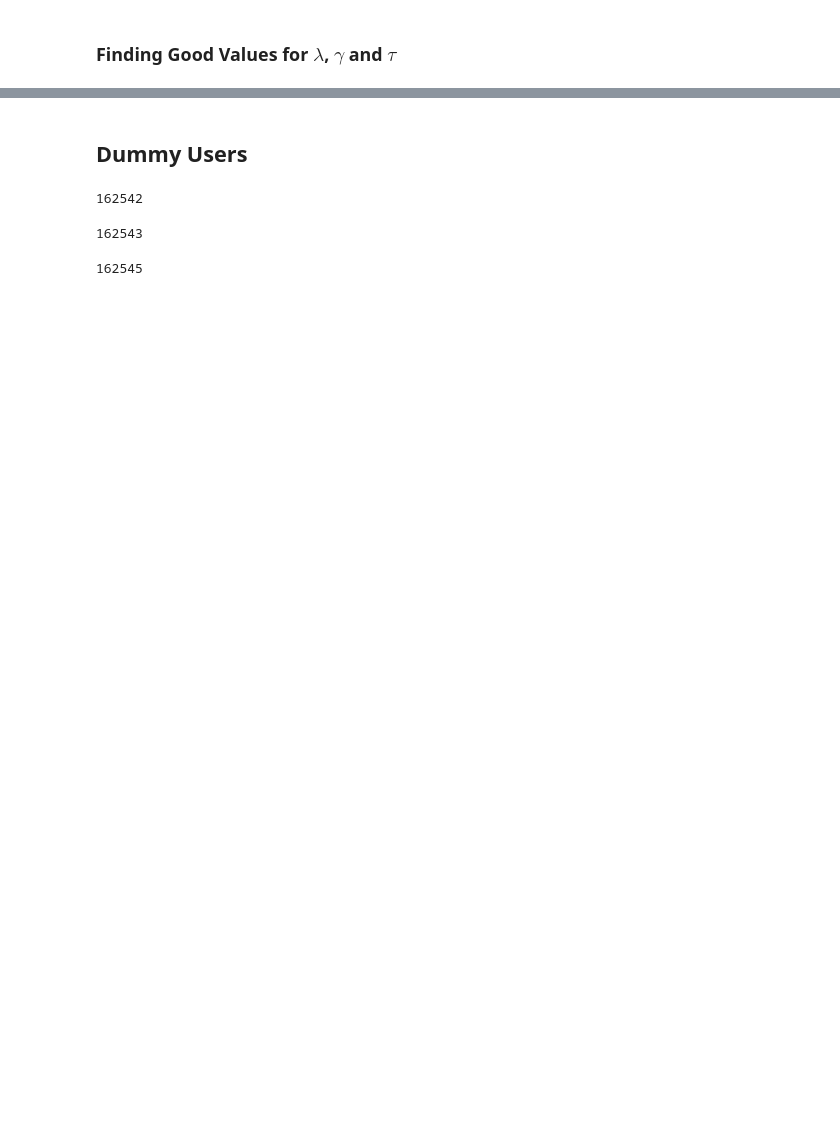
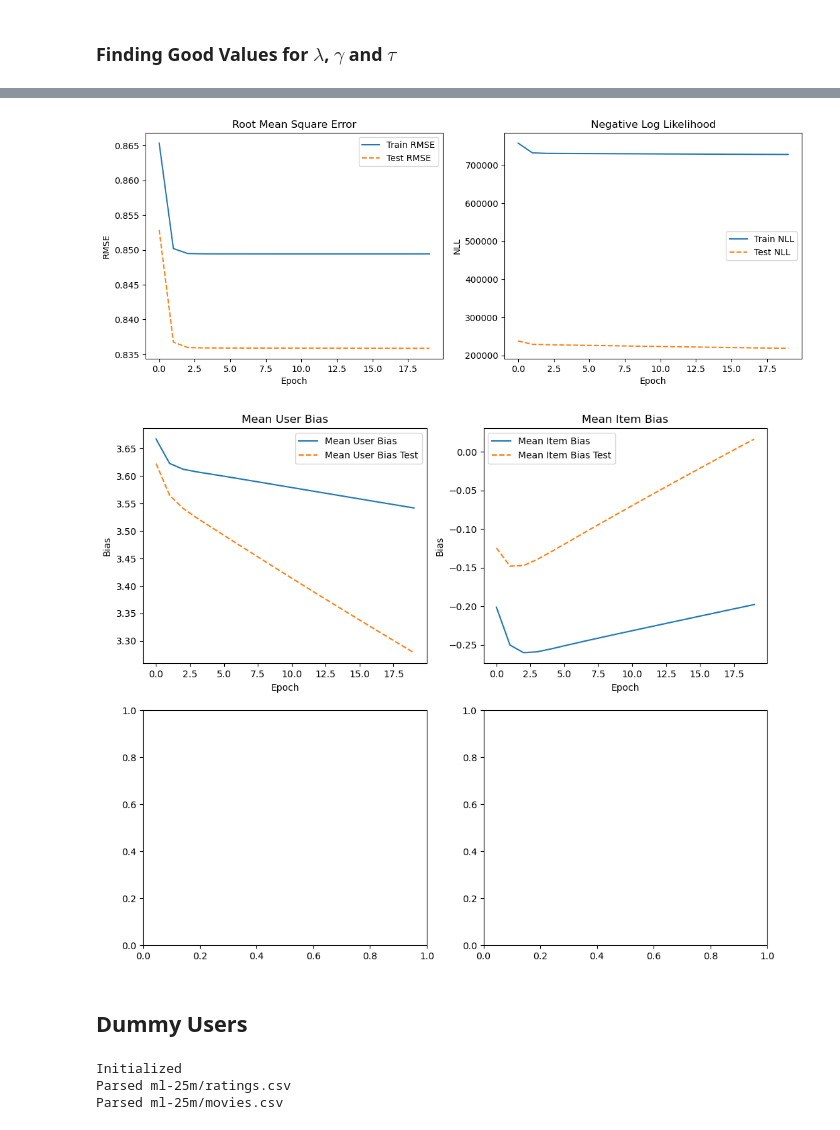
Before and after one commit to JamesHund/Recommender-System, a Jupyter notebook: demo.ipynb, the cells around one changed output, grey strips where cells are left out. Drawn from its saved outputs; the diff is of its cells as text; code cells hidden in the pictures; blank space fills up the shorter version.

```diff
--- a/demo.ipynb
+++ b/demo.ipynb
@@ -55,2 +66,16 @@ Initialized variables and statistics: 0.2212510108947754s
 # %% [markdown]
 ### Determining the Best Value of k
+# %%
+# Initialize the recommender system
+k_values = [2, 5, 10, 20]
+max_iter_embed = 10
+max_iter_biases = 10
+
+all_stats_biases = []
+all_stats_embed = []
+for k in k_values:
+    rec.set_k(k)
+    statistics_biases = rec.fit_biases_only(max_iter=max_iter_biases)
+    statistics_embed = rec.fit(max_iter=max_iter_embed)
+    all_stats_biases.append(statistics_biases)
+    all_stats_embed.append(statistics_embed)
@@ -133,20 +280,36 @@ KeyboardInterrupt:
+# %%
+rec.set_k(20)
+rec.set_params(gamma=gamma_bias, lam=lam_bias, tau=tau_bias)
+statistics_best = rec.fit_biases_only(max_iter=20, extra_stats=True)
+plot_statistics(statistics_best, extra_stats=True, biases_only=True, train_test_split=True, save_suffix="bias_best_params")
+# %% [output]
+[figure, added]
+[figure, added]
 # %% [markdown]
 ## Dummy Users
+# %%
+#fit the recommender on the full training set
+gamma = 0.010693407327796431
+lam = 0.09949154192081544
+tau = 0.06290639739193268
+rec_full = Recommender(k=20, gamma=gamma, lam=lam, tau=tau)
+rec_full.initialize_from_csv("ml-25m/movies.csv", "ml-25m/ratings.csv")
+# %% [output]
+Initialized
+Parsed ml-25m/ratings.csv
+Parsed ml-25m/movies.csv
 # %%
-ratings = [("Lord of the Rings: The Fellowship of the Ring, The (2001)", 5.0)]
-uid = rec.insert_dummy_user(ratings)
-print(uid)
+ratings = [
+    ("Lord of the Rings: The Fellowship of the Ring, The (2001)", 5.0),
+    ("Minions (2015)", 5.0),
+    ("Fight Club (1999)", 5.0),
+    ("Twilight (2008)", 5.0),
+    ("Avengers, The (2012)", 5.0),
+    ("Conjuring, The (2013)", 5.0),
+    ("Notebook, The (2004)", 5.0)
+]
+
+dummy_uids = []
+for rating in ratings:
+    uid = rec_full.insert_dummy_user([rating])
+    dummy_uids.append(uid)
-# %% [output]
-162542
-# %%
-ratings = [("Minions (2015)", 5.0)]
-uid_2 = rec.insert_dummy_user(ratings)
-print(uid_2)
-# %% [output]
-162543
-# %%
-ratings = [("Fight Club (1999)", 5.0)]
-uid_3 = rec.insert_dummy_user(ratings)
-print(uid_3)
-# %% [output]
-162545
```
Also changed, not shown: parts of 24 cells of this notebook, 2 other files.
